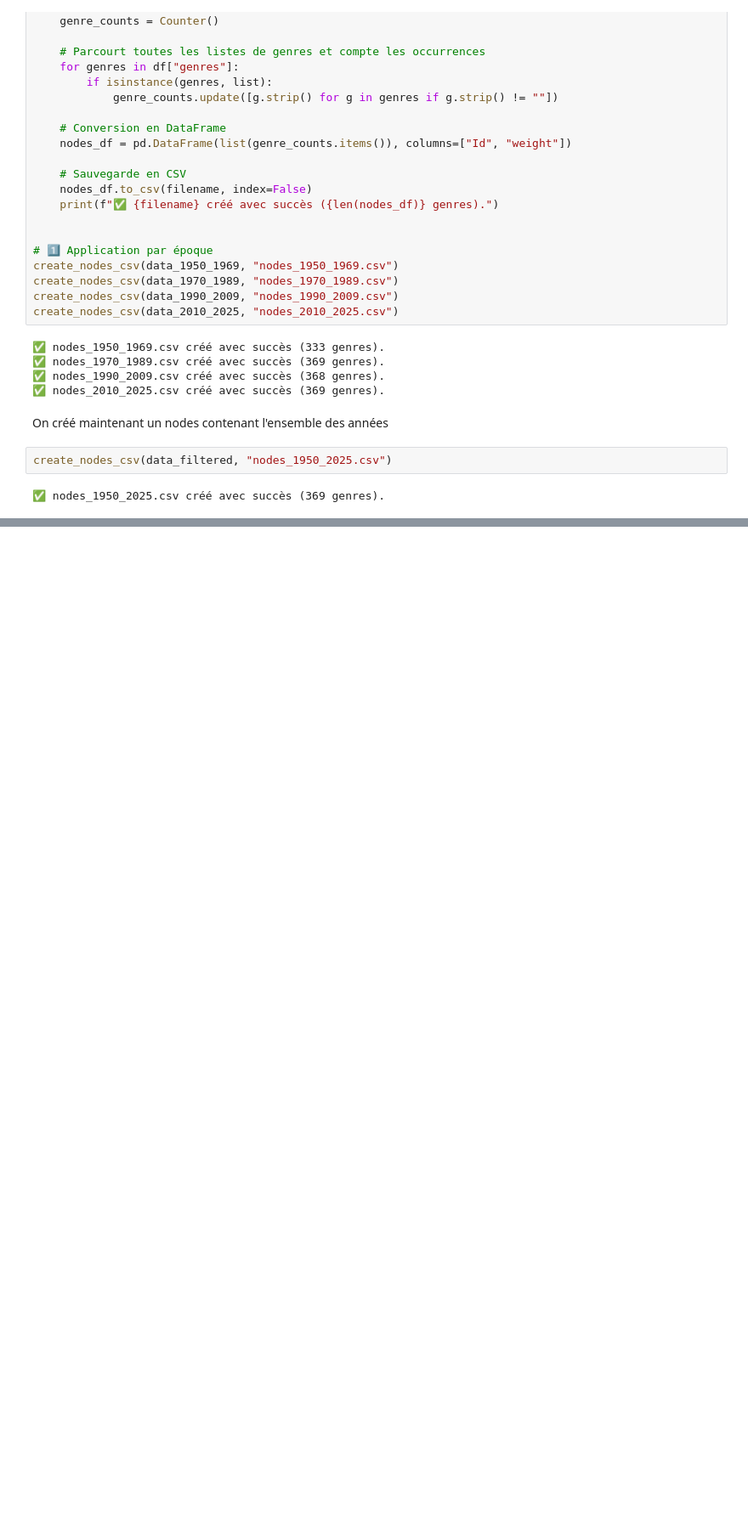
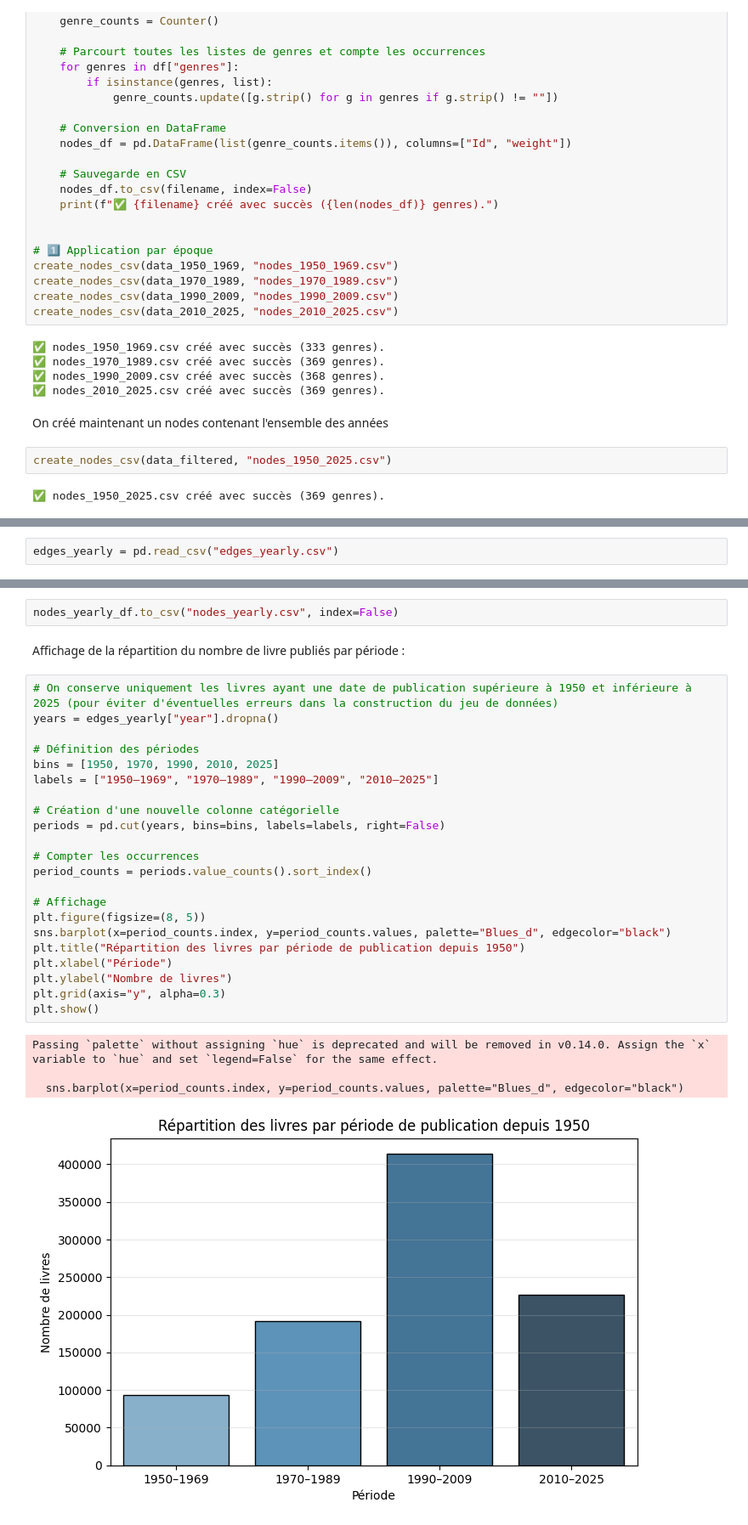
Before and after one commit to curtisguillaume/data_analyse_des_reseaux_sociaux, a Jupyter notebook: preprocessing_data_books.ipynb, the cells around one changed output, grey strips where cells are left out. Shown at 85% size. Saved outputs shown, nothing was run; the diff lists cells and outputs as text; blank space fills up the shorter version.

```diff
--- a/preprocessing_data_books.ipynb
+++ b/preprocessing_data_books.ipynb
@@ -678,0 +776,2 @@ create_nodes_csv(data_filtered, "nodes_1950_2025.csv")
+# %%
+edges_yearly = pd.read_csv("edges_yearly.csv")
@@ -678,0 +786,31 @@ create_nodes_csv(data_filtered, "nodes_1950_2025.csv")
+# %%
+nodes_yearly_df.to_csv("nodes_yearly.csv", index=False)
+# %% [markdown]
+Affichage de la répartition du nombre de livre publiés par période :
+# %%
+# On conserve uniquement les livres ayant une date de publication supérieure à 1950 et inférieure à 2025 (pour éviter d'éventuelles erreurs dans la construction du jeu de données)
+years = edges_yearly["year"].dropna()
+
+# Définition des périodes
+bins = [1950, 1970, 1990, 2010, 2025]
+labels = ["1950–1969", "1970–1989", "1990–2009", "2010–2025"]
+
+# Création d'une nouvelle colonne catégorielle
+periods = pd.cut(years, bins=bins, labels=labels, right=False)
+
+# Compter les occurrences
+period_counts = periods.value_counts().sort_index()
+
+# Affichage
+plt.figure(figsize=(8, 5))
+sns.barplot(x=period_counts.index, y=period_counts.values, palette="Blues_d", edgecolor="black")
+plt.title("Répartition des livres par période de publication depuis 1950")
+plt.xlabel("Période")
+plt.ylabel("Nombre de livres")
+plt.grid(axis="y", alpha=0.3)
+plt.show()
+# %% [output]
+Passing `palette` without assigning `hue` is deprecated and will be removed in v0.14.0. Assign the `x` variable to `hue` and set `legend=False` for the same effect.
+
+  sns.barplot(x=period_counts.index, y=period_counts.values, palette="Blues_d", edgecolor="black")
+[figure, added]
```
Also changed, not shown: parts of 25 cells of this notebook.
